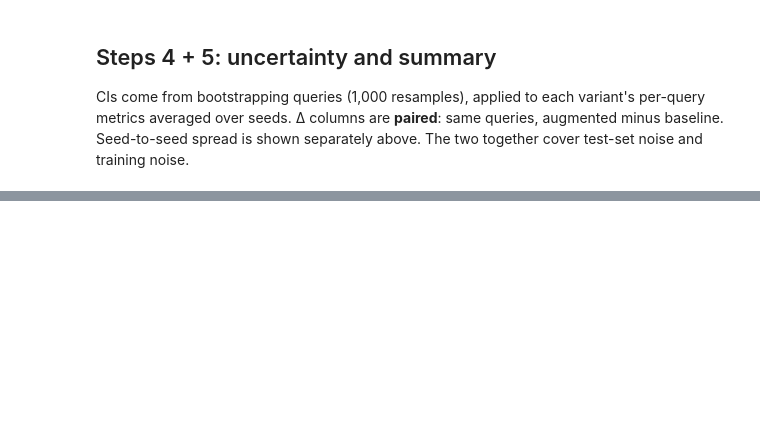
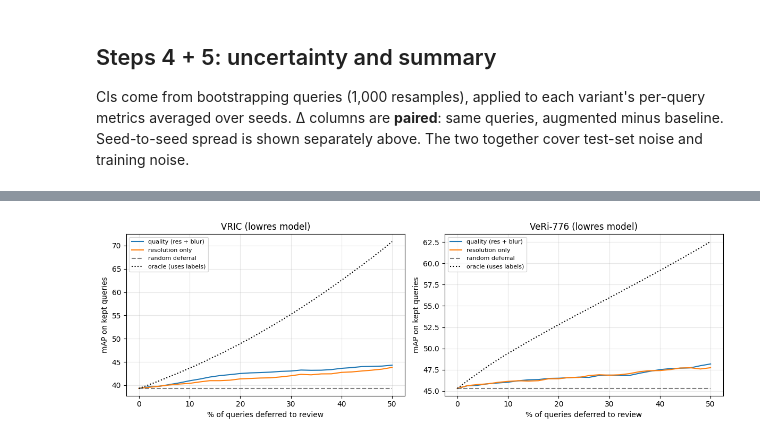
Before and after one commit to nmea002/Vehicle-Reid-Project, a Jupyter notebook: notebooks/ReIdTraining.ipynb, the cells around one changed output, grey strips where cells are left out. Saved outputs shown, nothing was run; the diff lists cells and outputs as text; code cells hidden in the pictures; blank space fills up the shorter version.

Commit message:
Results in README; quality gate, inference benchmark, MLflow tracking; write-up caveats

```diff
--- a/notebooks/ReIdTraining.ipynb
+++ b/notebooks/ReIdTraining.ipynb
@@ -277,8 +262,8 @@ pattern = re.compile(r'([\d]+)_c(\d+)')
 
 def get_pids(split_dir):
     pids = set()
-    for p in glob.glob(os.path.join(split_dir, '*.jpg')):
-        m = pattern.search(os.path.basename(p))
+    for p in listdir_retry(split_dir, VERI_COUNTS[os.path.basename(split_dir)]):
+        m = pattern.search(p)
         if m: pids.add(m.group(1))
     return pids
 
@@ -309,7 +294,7 @@ split_pid_map = {
 for split, pids in split_pid_map.items():
     os.makedirs(f'/content/veri_subset/{split}', exist_ok=True)
     src_dir = f'{BASE}/{split}'
-    for img_path in glob.glob(os.path.join(src_dir, '*.jpg')):
+    for img_path in (os.path.join(src_dir, n) for n in listdir_retry(src_dir, VERI_COUNTS[split])):
         m = pattern.search(os.path.basename(img_path))
         if not m: continue
         if m.group(1) in pids:
@@ -325,3 +310,11 @@ overlap between train and test: 0
 image_train: 19058 images
 image_query: 806 images
 image_test: 5788 images
+# %%
+import os
+d = f'{DATA_BASE}/VeRi'
+print('VeRi folder:', sorted(os.listdir(d)) if os.path.isdir(d) else 'MISSING')
+for s in ['image_train', 'image_query', 'image_test']:
+    p = f'{d}/{s}'
+    fs = os.listdir(p) if os.path.isdir(p) else None
+    print(f'{s:12s}', 'MISSING' if fs is None else f'{len(fs)} files, e.g. {fs[:2]}')
@@ -1343,7 +1239,8 @@ def ann_recs(path):
 _VERI = re.compile(r'(\d+)_c(\d+)')
 def veri_recs(folder):
     out = []
-    for n in sorted(os.listdir(folder)):
+    names = listdir_retry(folder, VERI_COUNTS[osp.basename(folder)]) if folder.startswith(DATA_BASE) else os.listdir(folder)
+    for n in sorted(names):
         m = _VERI.search(n)
         if n.endswith('.jpg') and m:
             out.append((n, int(m.group(1)), int(m.group(2))))
@@ -1823,0 +1929,64 @@ print('\nquality thresholds come from query image statistics only (no labels or
+# %%
+# ===== NEXT STEP A: quality gate (defer the lowest-quality queries to human review) =====
+# Gate score, fixed BEFORE looking at results: mean percentile rank of log(resolution) and blur_norm.
+# Both come from the query image alone (no labels, no model output), so the gate is usable in production.
+# Secondary score: resolution alone. Comparisons:
+#   random deferral -> kept mAP = full mAP on average (the "does the gate know anything?" baseline)
+#   oracle          -> defers the queries with the LOWEST AP (needs labels; upper bound only)
+DEFER = [0.1, 0.2, 0.3]
+GATE_SCORES = {
+    'quality (res + blur)': lambda ds: (rankdata(np.log(QUAL[ds]['resolution'].values)) + rankdata(QUAL[ds]['blur_norm'].values)) / 2,
+    'resolution only':      lambda ds: rankdata(QUAL[ds]['resolution'].values),
+}
+
+def keep_mask(score, frac):
+    """Keep everything except the lowest `frac` of scores."""
+    return rankdata(score, method='ordinal') > round(frac * len(score))
+
+def gate_gain(ap, keep, B=N_BOOT, seed=0):
+    """mAP(kept) - mAP(all), bootstrapping queries with the threshold held fixed."""
+    ok = ~np.isnan(ap); ap, keep = ap[ok], keep[ok]
+    idx = np.random.default_rng(seed).integers(0, len(ap), (B, len(ap)))
+    a, k = ap[idx], keep[idx]
+    d = (a * k).sum(1) / k.sum(1) - a.mean(1)
+    return 100 * (ap[keep].mean() - ap.mean()), 100 * np.percentile(d, 2.5), 100 * np.percentile(d, 97.5)
+
+rows = []
+for ds in AVG:
+    for v in ['baseline', PRIMARY_AUG]:
+        if v not in AVG[ds]: continue
+        ap, r1 = AVG[ds][v]['ap'], AVG[ds][v]['r1']
+        oracle_score = np.nan_to_num(ap, nan=-1.0)
+        for frac in DEFER:
+            ok = keep_mask(oracle_score, frac)
+            for gname, gfun in GATE_SCORES.items():
+                k = keep_mask(gfun(ds), frac)
+                rows.append({'dataset': DATASETS[ds]['name'], 'model': v, 'gate': gname, 'defer %': int(100 * frac),
+                             'kept': int(k.sum()),
+                             'mAP all': f'{100 * np.nanmean(ap):.1f}',
+                             'mAP kept': f'{100 * np.nanmean(ap[k]):.1f}',
+                             'gain vs. no gate [95% CI]': fmt(gate_gain(ap, k)),
+                             'R1 kept': f'{100 * np.nanmean(r1[k]):.1f}',
+                             'mAP of deferred': f'{100 * np.nanmean(ap[~k]):.1f}',
+                             'oracle mAP kept': f'{100 * np.nanmean(ap[ok]):.1f}'})
+GATE_TABLE = pd.DataFrame(rows)
+GATE_TABLE.to_csv(f'{RESEARCH_DIR}/quality_gate.csv', index=False)
+with pd.option_context('display.max_rows', 200, 'display.width', 250):
+    display(GATE_TABLE)
+print('random deferral keeps mAP at "mAP all" on average; a useful gate must beat it (gain CI above 0).')
+
+# curve: kept mAP vs. fraction deferred, primary model
+fracs = np.linspace(0, 0.5, 26)
+fig, axes = plt.subplots(1, len(AVG), figsize=(6 * len(AVG), 4), squeeze=False)
+for ax, ds in zip(axes[0], AVG):
+    ap = AVG[ds][PRIMARY_AUG]['ap']
+    for gname, gfun in GATE_SCORES.items():
+        s = gfun(ds)
+        ax.plot(100 * fracs, [100 * np.nanmean(ap[keep_mask(s, f)]) for f in fracs], label=gname)
+    ax.plot(100 * fracs, [100 * np.nanmean(ap)] * len(fracs), '--', color='gray', label='random deferral')
+    os_ = np.nan_to_num(ap, nan=-1.0)
+    ax.plot(100 * fracs, [100 * np.nanmean(ap[keep_mask(os_, f)]) for f in fracs], ':', color='black', label='oracle (uses labels)')
+    ax.set_title(f"{DATASETS[ds]['name']} ({PRIMARY_AUG} model)"); ax.set_xlabel('% of queries deferred to review')
+    ax.set_ylabel('mAP on kept queries'); ax.grid(alpha=0.3); ax.legend(fontsize=8)
+plt.tight_layout(); plt.savefig(f'{RESEARCH_DIR}/quality_gate.png', dpi=120); plt.show()
+# %% [output]
@@ -1823,0 +2011 @@ print('\nquality thresholds come from query image statistics only (no labels or
+[figure, added]
```
Also changed, not shown: parts of 34 cells of this notebook, 2 other files.
